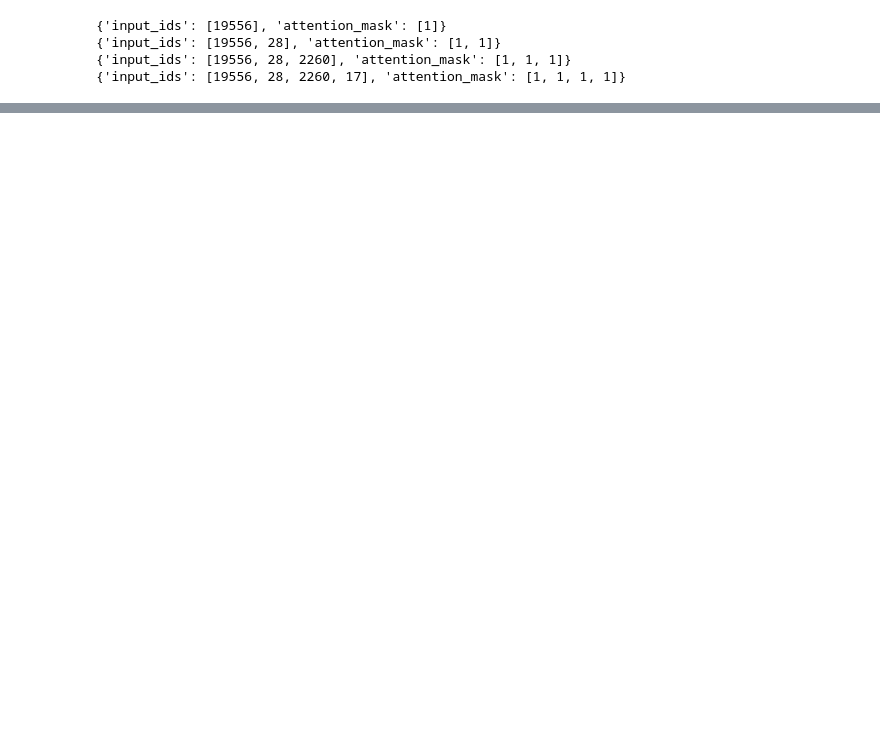
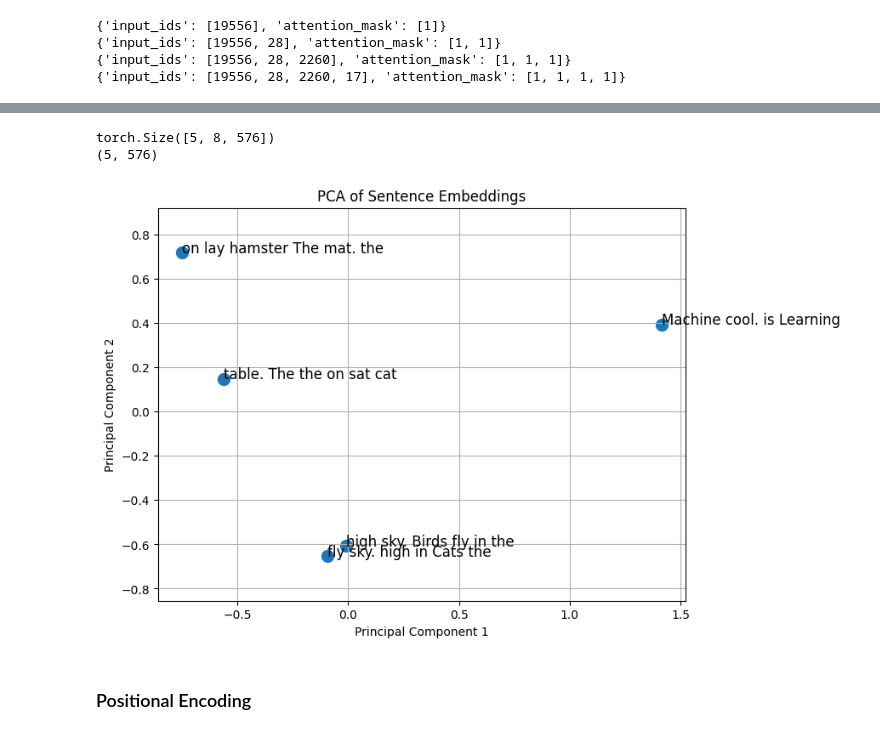
Before and after one commit to chris-hoertnagl/AI-Dojo, a Jupyter notebook: LLM/language_model_basics/nlp.ipynb, the cells around one changed output, grey strips where cells are left out. Drawn from its saved outputs; the diff is of its cells as text; code cells hidden in the pictures; blank space fills up the shorter version.

```diff
--- a/LLM/language_model_basics/nlp.ipynb
+++ b/LLM/language_model_basics/nlp.ipynb
@@ -74,0 +107,3 @@ print(tokenizer("Hello, World!"))
+# %%
+messages = [{"role": "user", "content": "What is the capital of France."}]
+print(tokenizer.apply_chat_template(messages, tokenize=False))
@@ -74,0 +113,4 @@ print(tokenizer("Hello, World!"))
+# %%
+messages = [{"role": "user", "content": "What is the capital of France."}, {"role": "assistant", "content": "It is Paris."}]
+print(tokenizer.apply_chat_template(messages, tokenize=False))
+print(tokenizer.apply_chat_template(messages))
@@ -74,0 +147,3 @@ print(tokenizer("Hello, World!"))
+# %%
+input_ids = tokenizer.encode("Hello, World!", return_tensors="pt")
+input_ids
@@ -74,0 +225,9 @@ print(tokenizer("Hello, World!"))
+# %%
+shuffled_sentences = [' '.join(random.sample(sentence.split(), len(sentence.split()))) for sentence in sentences]
+plot_embeddings(shuffled_sentences, create_embeddings(shuffled_sentences))
+# %% [output]
+torch.Size([5, 8, 576])
+(5, 576)
+[figure, added]
+# %% [markdown]
+### Positional Encoding
```
Also changed, not shown: parts of 31 cells of this notebook.
